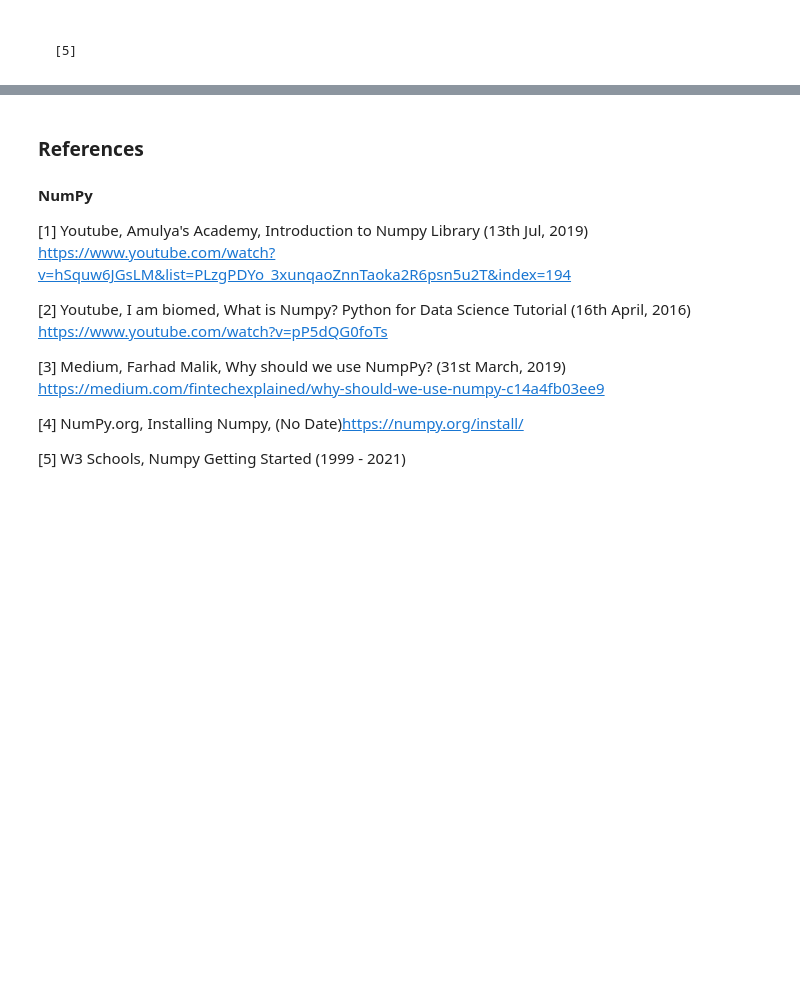
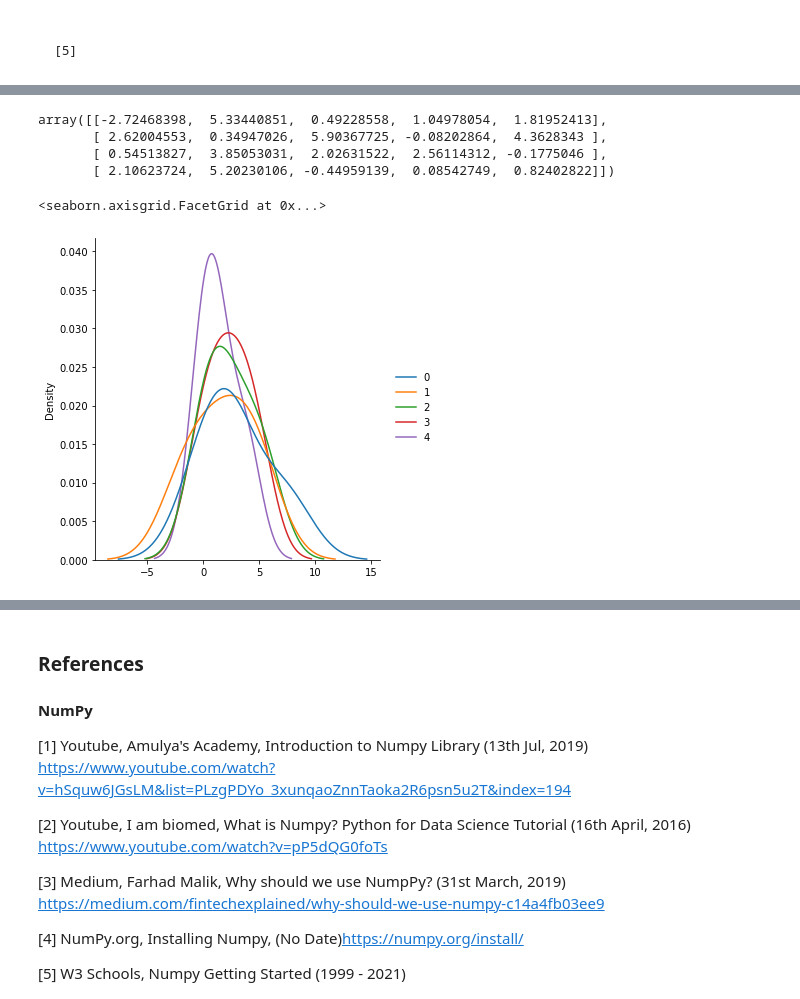
Before and after one commit to VCurry20/PDANumpy, a Jupyter notebook: Numpy.ipynb, the cells around one changed output, grey strips where cells are left out. Saved outputs shown, nothing was run; the diff lists cells and outputs as text; code cells hidden in the pictures; blank space fills up the shorter version.

Commit message:
normal dist

```diff
--- a/Numpy.ipynb
+++ b/Numpy.ipynb
@@ -754,0 +749,24 @@ In NumPy, when we call this function, we will be given data that forms a normal
+# %%
+# this code will use the random normal function to output random data
+# this data will comply this normal distribution
+
+rng.normal(loc=2, scale=2, size=(4,5))     # random.normal loc 2 / scale 2 / size 4 * 5    [6][7][8]
+# %% [output]
+array([[-2.72468398,  5.33440851,  0.49228558,  1.04978054,  1.81952413],
+       [ 2.62004553,  0.34947026,  5.90367725, -0.08202864,  4.3628343 ],
+       [ 0.54513827,  3.85053031,  2.02631522,  2.56114312, -0.1775046 ],
+       [ 2.10623724,  5.20230106, -0.44959139,  0.08542749,  0.82402822]])
+# %%
+# we will now plot this data to visualise the outputs
+
+a = rng.normal(2, 2, size=(4,5))    # random.normal loc 2 / scale 2 / size 4 * 5
+
+sns.displot(a, kind='kde')          # plot seaborn displot( normal data, kind - lines)
+
+# each line will be a different row of he array
+# while each line is different - they follow a similiar bell shape
+# some line will plot close to 0 and will be taller
+# other lines will have a larger spread of data and will be lower in shape
+# %% [output]
+<seaborn.axisgrid.FacetGrid at 0x...>
+[figure, added]
```
Also changed, not shown: parts of 36 cells of this notebook.
